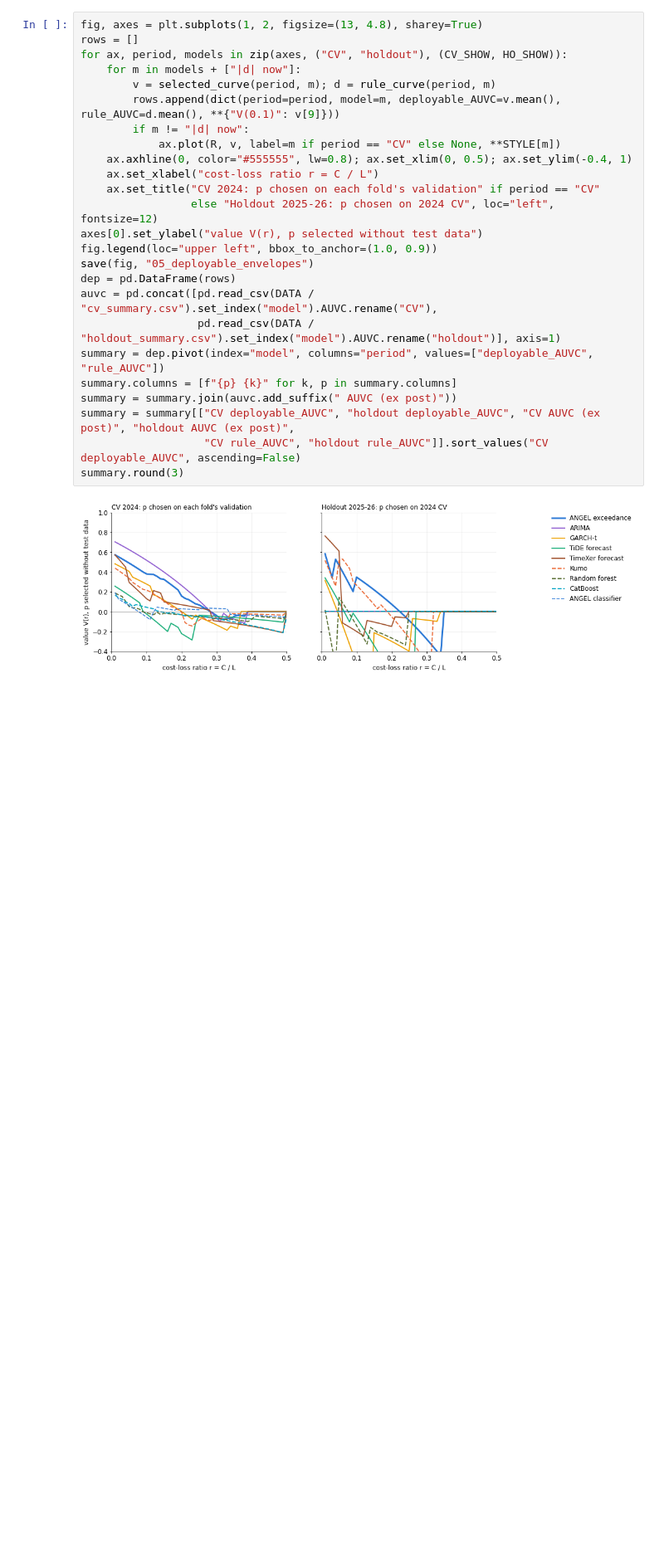
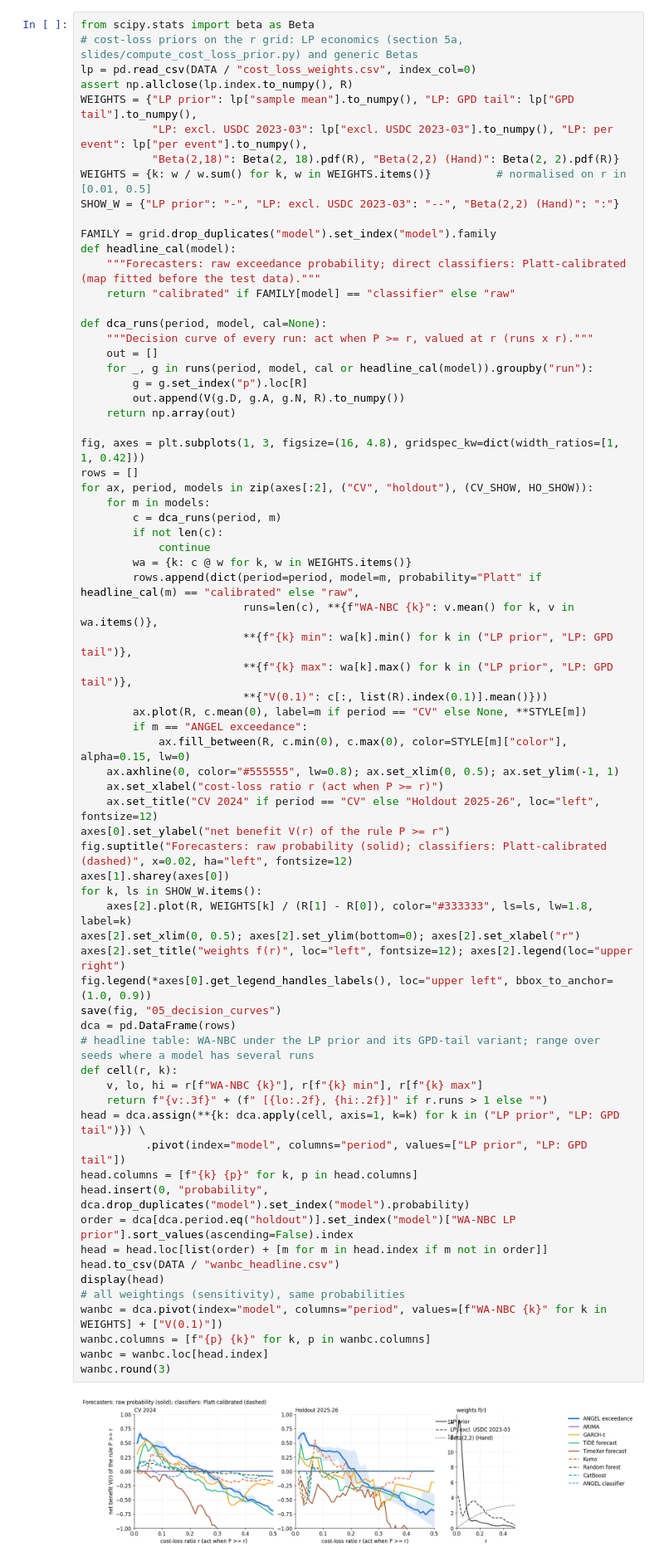
Before and after one commit to ochaff/stablecoin-depeg-forecast, a Jupyter notebook: slides/early_warning_results.ipynb, the cells around one changed output. Shown at 83% size. Saved outputs shown, nothing was run; the diff lists cells and outputs as text; blank space fills up the shorter version.

```diff
--- a/slides/early_warning_results.ipynb
+++ b/slides/early_warning_results.ipynb
@@ -276,27 +299,72 @@ AUVC took the best cutoff for each r **ex post**. Two deployable candidates:
 # %%
-fig, axes = plt.subplots(1, 2, figsize=(13, 4.8), sharey=True)
+from scipy.stats import beta as Beta
+# cost-loss priors on the r grid: LP economics (section 5a, slides/compute_cost_loss_prior.py) and generic Betas
+lp = pd.read_csv(DATA / "cost_loss_weights.csv", index_col=0)
+assert np.allclose(lp.index.to_numpy(), R)
+WEIGHTS = {"LP prior": lp["sample mean"].to_numpy(), "LP: GPD tail": lp["GPD tail"].to_numpy(),
+           "LP: excl. USDC 2023-03": lp["excl. USDC 2023-03"].to_numpy(), "LP: per event": lp["per event"].to_numpy(),
+           "Beta(2,18)": Beta(2, 18).pdf(R), "Beta(2,2) (Hand)": Beta(2, 2).pdf(R)}
+WEIGHTS = {k: w / w.sum() for k, w in WEIGHTS.items()}          # normalised on r in [0.01, 0.5]
+SHOW_W = {"LP prior": "-", "LP: excl. USDC 2023-03": "--", "Beta(2,2) (Hand)": ":"}
+
+FAMILY = grid.drop_duplicates("model").set_index("model").family
+def headline_cal(model):
+    """Forecasters: raw exceedance probability; direct classifiers: Platt-calibrated (map fitted before the test data)."""
+    return "calibrated" if FAMILY[model] == "classifier" else "raw"
+
+def dca_runs(period, model, cal=None):
+    """Decision curve of every run: act when P >= r, valued at r (runs x r)."""
+    out = []
+    for _, g in runs(period, model, cal or headline_cal(model)).groupby("run"):
+        g = g.set_index("p").loc[R]
+        out.append(V(g.D, g.A, g.N, R).to_numpy())
+    return np.array(out)
+
+fig, axes = plt.subplots(1, 3, figsize=(16, 4.8), gridspec_kw=dict(width_ratios=[1, 1, 0.42]))
 rows = []
-for ax, period, models in zip(axes, ("CV", "holdout"), (CV_SHOW, HO_SHOW)):
-    for m in models + ["|d| now"]:
-        v = selected_curve(period, m); d = rule_curve(period, m)
-        rows.append(dict(period=period, model=m, deployable_AUVC=v.mean(), rule_AUVC=d.mean(), **{"V(0.1)": v[9]}))
-        if m != "|d| now":
-            ax.plot(R, v, label=m if period == "CV" else None, **STYLE[m])
-    ax.axhline(0, color="#555555", lw=0.8); ax.set_xlim(0, 0.5); ax.set_ylim(-0.4, 1)
-    ax.set_xlabel("cost-loss ratio r = C / L")
-    ax.set_title("CV 2024: p chosen on each fold's validation" if period == "CV"
-                 else "Holdout 2025-26: p chosen on 2024 CV", loc="left", fontsize=12)
-axes[0].set_ylabel("value V(r), p selected without test data")
-fig.legend(loc="upper left", bbox_to_anchor=(1.0, 0.9))
-save(fig, "05_deployable_envelopes")
-dep = pd.DataFrame(rows)
-auvc = pd.concat([pd.read_csv(DATA / "cv_summary.csv").set_index("model").AUVC.rename("CV"),
-                  pd.read_csv(DATA / "holdout_summary.csv").set_index("model").AUVC.rename("holdout")], axis=1)
-summary = dep.pivot(index="model", columns="period", values=["deployable_AUVC", "rule_AUVC"])
-summary.columns = [f"{p} {k}" for k, p in summary.columns]
-summary = summary.join(auvc.add_suffix(" AUVC (ex post)"))
-summary = summary[["CV deployable_AUVC", "holdout deployable_AUVC", "CV AUVC (ex post)", "holdout AUVC (ex post)",
-                   "CV rule_AUVC", "holdout rule_AUVC"]].sort_values("CV deployable_AUVC", ascending=False)
-summary.round(3)
+for ax, period, models in zip(axes[:2], ("CV", "holdout"), (CV_SHOW, HO_SHOW)):
+    for m in models:
+        c = dca_runs(period, m)
+        if not len(c):
+            continue
+        wa = {k: c @ w for k, w in WEIGHTS.items()}
+        rows.append(dict(period=period, model=m, probability="Platt" if headline_cal(m) == "calibrated" else "raw",
+                         runs=len(c), **{f"WA-NBC {k}": v.mean() for k, v in wa.items()},
+                         **{f"{k} min": wa[k].min() for k in ("LP prior", "LP: GPD tail")},
+                         **{f"{k} max": wa[k].max() for k in ("LP prior", "LP: GPD tail")},
+                         **{"V(0.1)": c[:, list(R).index(0.1)].mean()}))
+        ax.plot(R, c.mean(0), label=m if period == "CV" else None, **STYLE[m])
+        if m == "ANGEL exceedance":
+            ax.fill_between(R, c.min(0), c.max(0), color=STYLE[m]["color"], alpha=0.15, lw=0)
+    ax.axhline(0, color="#555555", lw=0.8); ax.set_xlim(0, 0.5); ax.set_ylim(-1, 1)
+    ax.set_xlabel("cost-loss ratio r (act when P >= r)")
+    ax.set_title("CV 2024" if period == "CV" else "Holdout 2025-26", loc="left", fontsize=12)
+axes[0].set_ylabel("net benefit V(r) of the rule P >= r")
+fig.suptitle("Forecasters: raw probability (solid); classifiers: Platt-calibrated (dashed)", x=0.02, ha="left", fontsize=12)
+axes[1].sharey(axes[0])
+for k, ls in SHOW_W.items():
+    axes[2].plot(R, WEIGHTS[k] / (R[1] - R[0]), color="#333333", ls=ls, lw=1.8, label=k)
+axes[2].set_xlim(0, 0.5); axes[2].set_ylim(bottom=0); axes[2].set_xlabel("r")
+axes[2].set_title("weights f(r)", loc="left", fontsize=12); axes[2].legend(loc="upper right")
+fig.legend(*axes[0].get_legend_handles_labels(), loc="upper left", bbox_to_anchor=(1.0, 0.9))
+save(fig, "05_decision_curves")
+dca = pd.DataFrame(rows)
+# headline table: WA-NBC under the LP prior and its GPD-tail variant; range over seeds where a model has several runs
+def cell(r, k):
+    v, lo, hi = r[f"WA-NBC {k}"], r[f"{k} min"], r[f"{k} max"]
+    return f"{v:.3f}" + (f" [{lo:.2f}, {hi:.2f}]" if r.runs > 1 else "")
+head = dca.assign(**{k: dca.apply(cell, axis=1, k=k) for k in ("LP prior", "LP: GPD tail")}) \
+          .pivot(index="model", columns="period", values=["LP prior", "LP: GPD tail"])
+head.columns = [f"{k} {p}" for k, p in head.columns]
+head.insert(0, "probability", dca.drop_duplicates("model").set_index("model").probability)
+order = dca[dca.period.eq("holdout")].set_index("model")["WA-NBC LP prior"].sort_values(ascending=False).index
+head = head.loc[list(order) + [m for m in head.index if m not in order]]
+head.to_csv(DATA / "wanbc_headline.csv")
+display(head)
+# all weightings (sensitivity), same probabilities
+wanbc = dca.pivot(index="model", columns="period", values=[f"WA-NBC {k}" for k in WEIGHTS] + ["V(0.1)"])
+wanbc.columns = [f"{p} {k}" for k, p in wanbc.columns]
+wanbc = wanbc.loc[head.index]
+wanbc.round(3)
 # %% [output]
-[figure, old version]
+[figure, new version]
```
Also changed, not shown: parts of 20 cells of this notebook, 21 other files.
